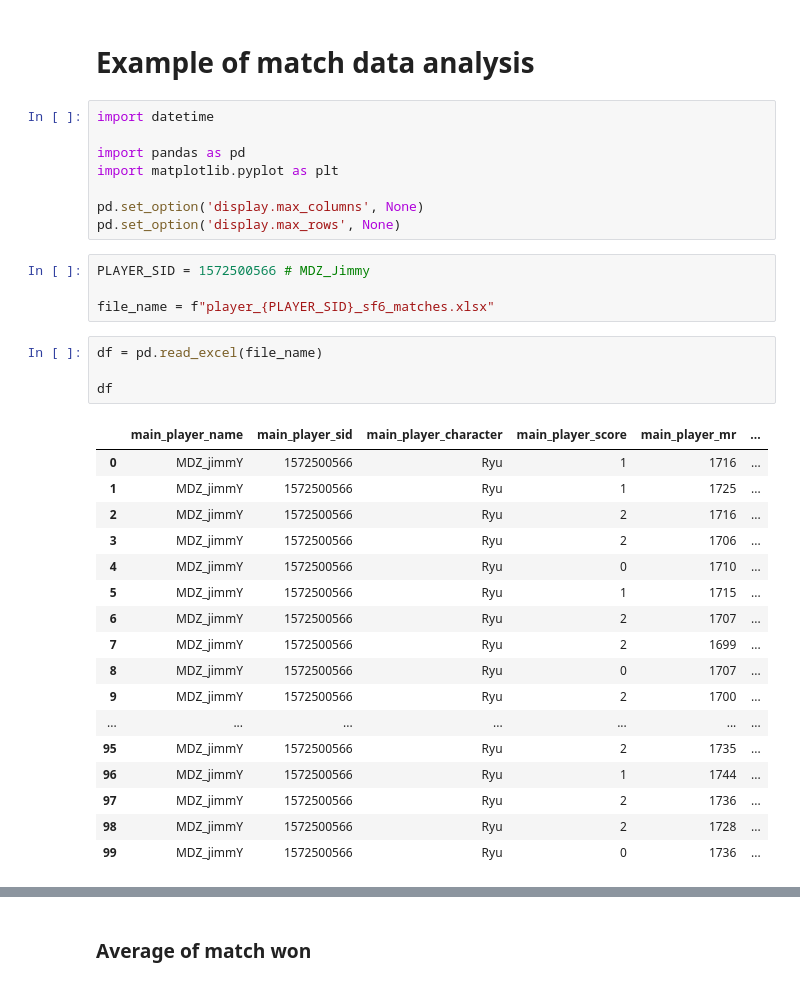
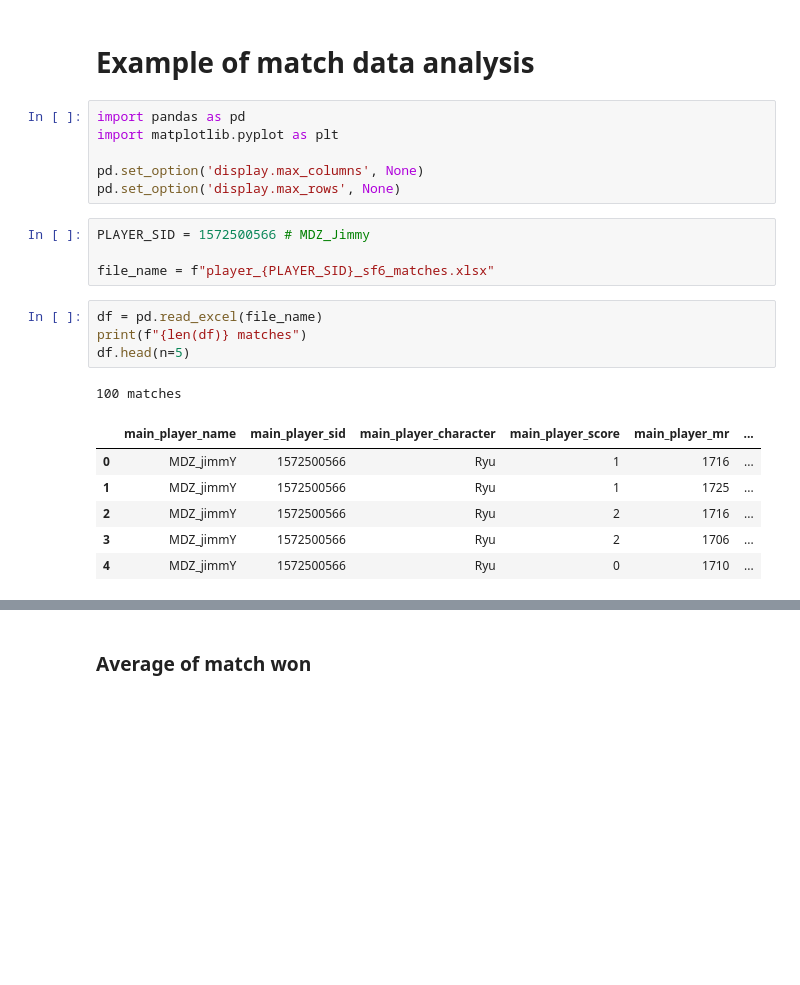
Before and after one commit to hanydesoki/Street-Fighter-6-History-Matches, a Jupyter notebook: sf6_matches_analysis.ipynb, the cells around one changed output, grey strips where cells are left out. Drawn from its saved outputs; the diff is of its cells as text; blank space fills up the shorter version.

```diff
--- a/sf6_matches_analysis.ipynb
+++ b/sf6_matches_analysis.ipynb
@@ -1,8 +1,6 @@
 # %% [markdown]
 # Example of match data analysis
 # %%
-import datetime
-
 import pandas as pd
 import matplotlib.pyplot as plt
 
@@ -14,23 +12,13 @@ PLAYER_SID = 1572500566 # MDZ_Jimmy
 file_name = f"player_{PLAYER_SID}_sf6_matches.xlsx"
 # %%
 df = pd.read_excel(file_name)
-
-df
+print(f"{len(df)} matches")
+df.head(n=5)
 # %% [output]
+100 matches
 |  | main_player_name | main_player_sid | main_player_character | main_player_score | main_player_mr | ... |
 | 0 | MDZ_jimmY | 1572500566 | Ryu | 1 | 1716 | ... |
 | 1 | MDZ_jimmY | 1572500566 | Ryu | 1 | 1725 | ... |
 | 2 | MDZ_jimmY | 1572500566 | Ryu | 2 | 1716 | ... |
 | 3 | MDZ_jimmY | 1572500566 | Ryu | 2 | 1706 | ... |
 | 4 | MDZ_jimmY | 1572500566 | Ryu | 0 | 1710 | ... |
-| 5 | MDZ_jimmY | 1572500566 | Ryu | 1 | 1715 | ... |
-| 6 | MDZ_jimmY | 1572500566 | Ryu | 2 | 1707 | ... |
-| 7 | MDZ_jimmY | 1572500566 | Ryu | 2 | 1699 | ... |
-| 8 | MDZ_jimmY | 1572500566 | Ryu | 0 | 1707 | ... |
-| 9 | MDZ_jimmY | 1572500566 | Ryu | 2 | 1700 | ... |
-| ... | ... | ... | ... | ... | ... | ... |
-| 95 | MDZ_jimmY | 1572500566 | Ryu | 2 | 1735 | ... |
-| 96 | MDZ_jimmY | 1572500566 | Ryu | 1 | 1744 | ... |
-| 97 | MDZ_jimmY | 1572500566 | Ryu | 2 | 1736 | ... |
-| 98 | MDZ_jimmY | 1572500566 | Ryu | 2 | 1728 | ... |
-| 99 | MDZ_jimmY | 1572500566 | Ryu | 0 | 1736 | ... |
```
Also changed, not shown: parts of 4 cells of this notebook.
